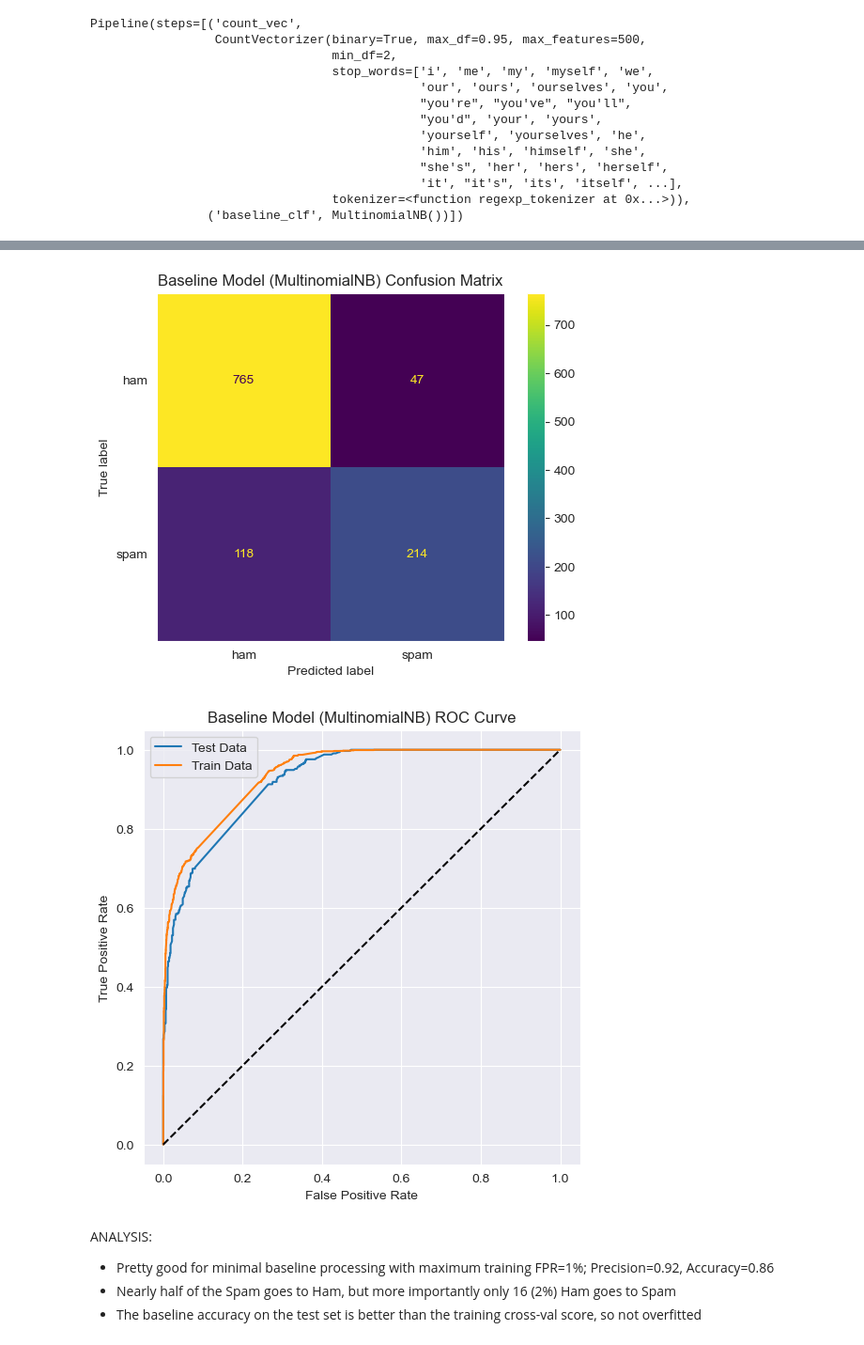
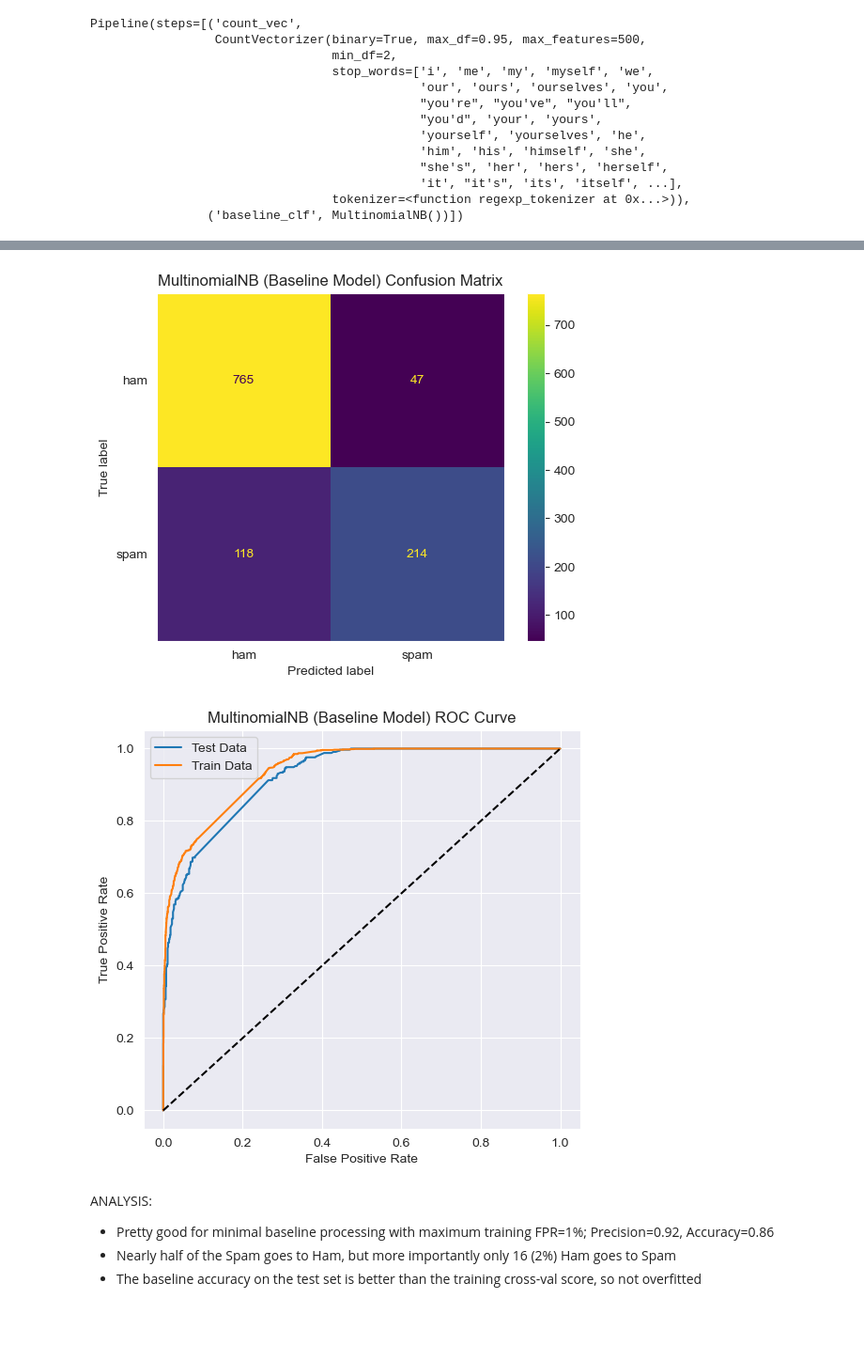
Before and after one commit to dman01337/HAM-vs-SPAM, a Jupyter notebook: Ham_vs_Spam.ipynb, the cells around one changed output, grey strips where cells are left out. Shown at 94% size. Saved outputs shown, nothing was run; the diff lists cells and outputs as text; code cells hidden in the pictures; blank space fills up the shorter version.

```diff
--- a/Ham_vs_Spam.ipynb
+++ b/Ham_vs_Spam.ipynb
@@ -504,12 +508,12 @@ X_train, X_test, y_train, y_test = train_test_split(X, y, test_size=0.2, random_
 # Define tokenizers
 word_punct_tokenizer = WordPunctTokenizer()
 def word_punct_tokenizer(text):
-    return WordPunctTokenizer().tokenize(text)
+    return word_punct_tokenizer.tokenize(text)
 
 # Define the baseline tokenizer function
+regexp_tokenizer = RegexpTokenizer(r'\b\w{3,}\b')
 def regexp_tokenizer(text):
-    tokenizer = RegexpTokenizer(r'\b\w{3,}\b')
-    return tokenizer.tokenize(text)
+    return regexp_tokenizer.tokenize(text)
 
 # define the stopwords to use in the vectorizer
 stop_words = stopwords.words('english')
@@ -544,5 +548,5 @@ Pipeline(steps=[('count_vec',
                                  tokenizer=<function regexp_tokenizer at 0x...>)),
                 ('baseline_clf', MultinomialNB())])
 # %%
-display_results('Baseline Model (MultinomialNB)', 'Email-Subject', pipe_baseline, X_train, y_train, X_test, y_test)
+display_results('MultinomialNB (Baseline Model)', 'Email-Subject', pipe_baseline, X_train, y_train, X_test, y_test)
 # %% [output]
@@ -558,14 +561,14 @@ Model: Baseline Model (MultinomialNB)
 ==================================================
               precision    recall  f1-score   support
 
            0       0.87      0.94      0.90       812
            1       0.82      0.64      0.72       332
 
     accuracy                           0.86      1144
    macro avg       0.84      0.79      0.81      1144
 weighted avg       0.85      0.86      0.85      1144
-[figure, old version]
+[figure, new version]
-[figure, old version]
+[figure, new version]
 # %% [markdown]
 ANALYSIS:
 - Pretty good for minimal baseline processing with maximum training FPR=1%; Precision=0.92, Accuracy=0.86
```
Also changed, not shown: parts of 91 cells of this notebook, 1 other file.
